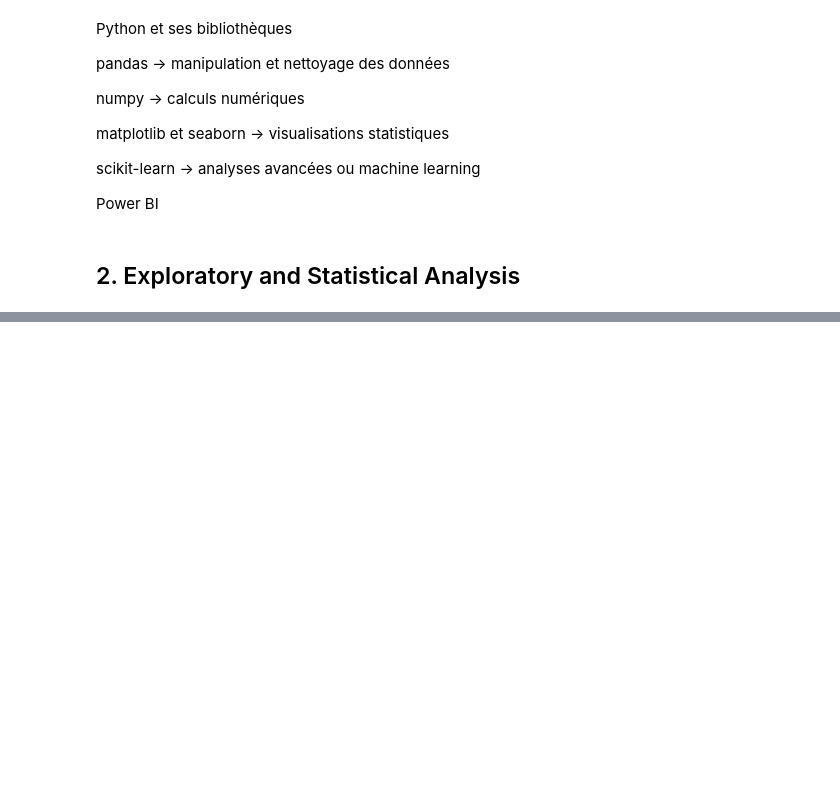
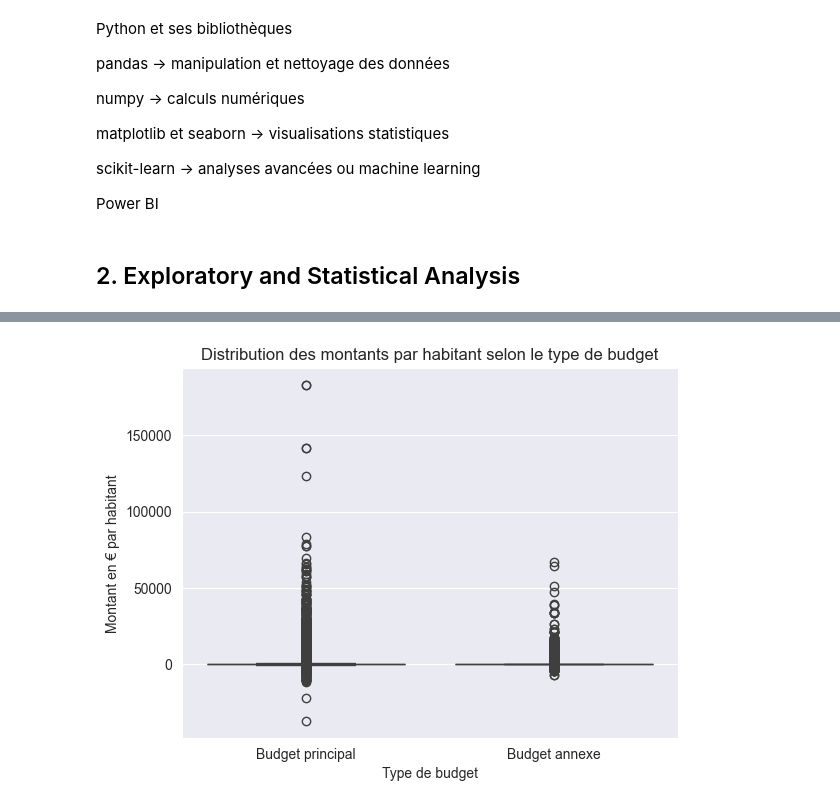
Before and after one commit to vincentmori/Projet_BI_MORIN_DOAT_MOUTON_ROBERT_MAEDER_LAMBERT, a Jupyter notebook: Notebook/exploratory.ipynb, the cells around one changed output, grey strips where cells are left out. Cells and saved outputs as stored; diff of their text form; code cells hidden in the pictures; blank space fills up the shorter version.

```diff
--- a/Notebook/exploratory.ipynb
+++ b/Notebook/exploratory.ipynb
@@ -490,0 +557,7 @@ np.int64(3728936)
+# %%
+sns.boxplot(data=communes, x="Type de budget", y="Montant en € par habitant")
+plt.ylabel("Montant en € par habitant")
+plt.title("Distribution des montants par habitant selon le type de budget")
+plt.show()
+# %% [output]
+[figure, added]
```
Also changed, not shown: parts of 22 cells of this notebook.
